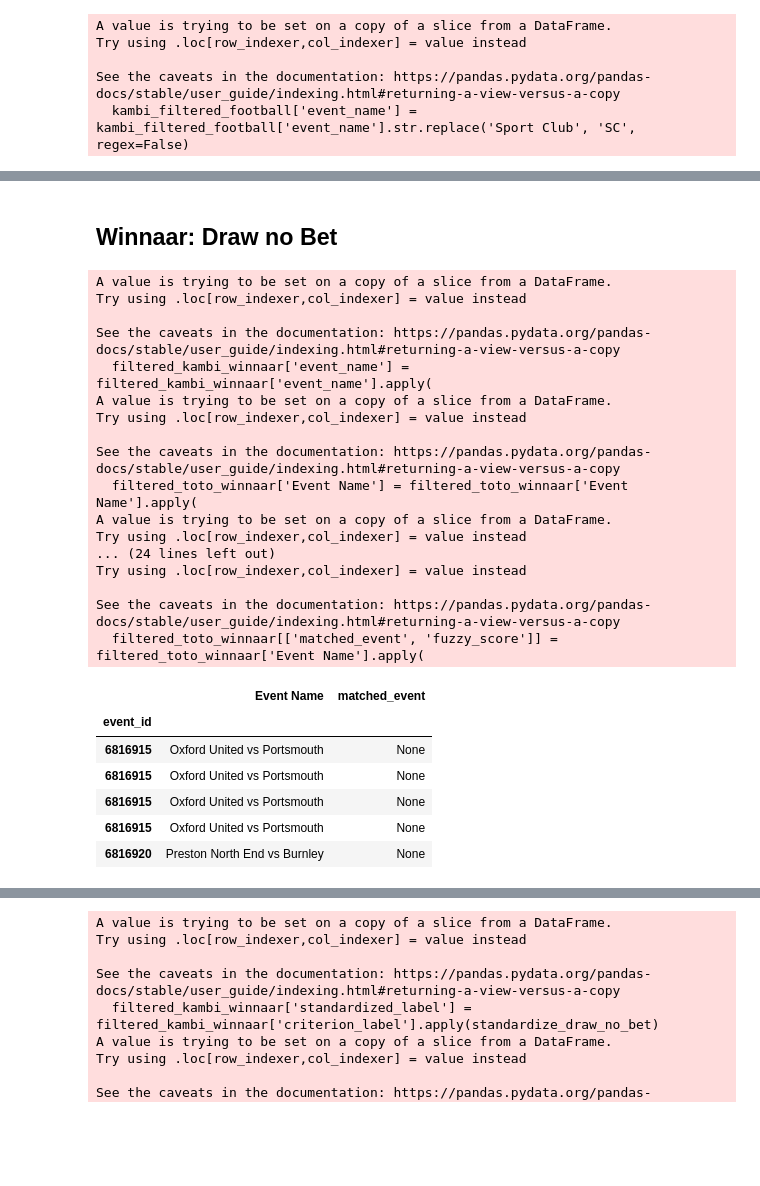
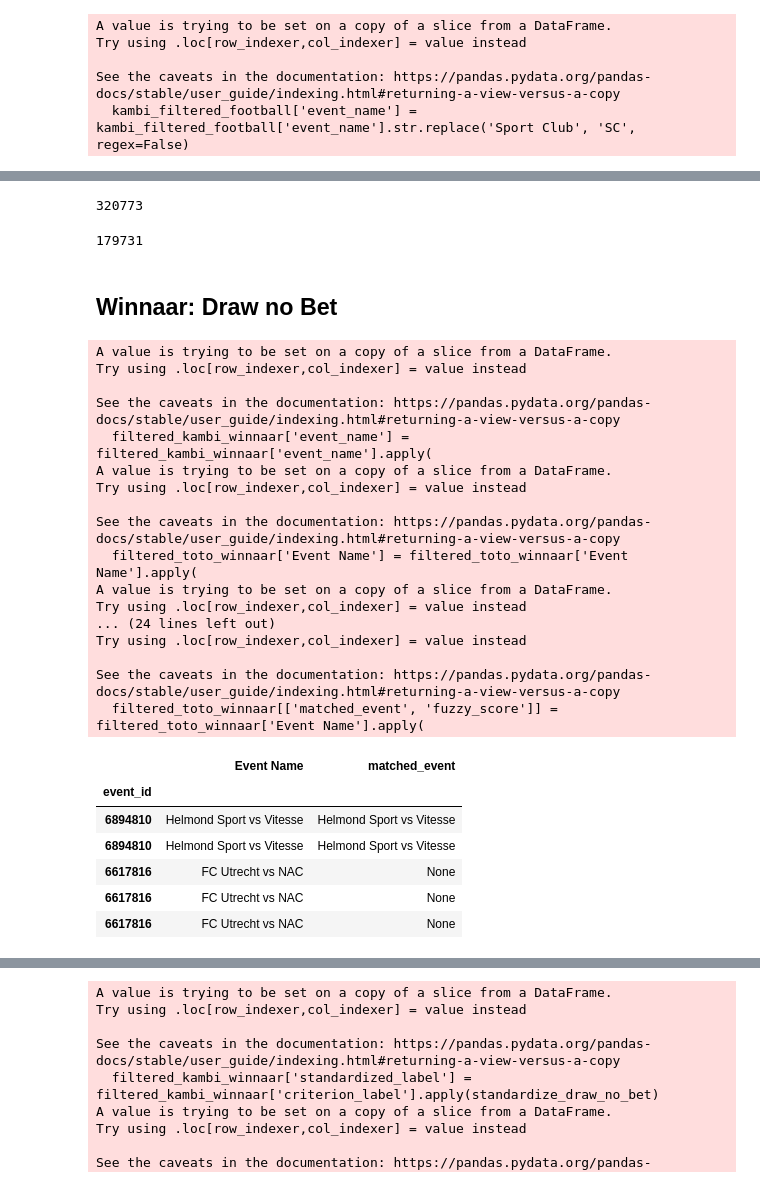
Before and after one commit to carpedimi/ArbitrageBets_sms, a Jupyter notebook: ArbSignal_Football_dev.ipynb, the cells around one changed output, grey strips where cells are left out. Saved outputs shown, nothing was run; the diff lists cells and outputs as text; code cells hidden in the pictures; blank space fills up the shorter version.

```diff
--- a/ArbSignal_Football_dev.ipynb
+++ b/ArbSignal_Football_dev.ipynb
@@ -172,3 +129,11 @@ kambi_filtered_football[kambi_filtered_football['criterion_label'].str.contains(
+# %%
+len(toto_filtered_football)
+# %% [output]
+320773
+# %%
+len(kambi_raw_football)
+# %% [output]
+179731
 # %% [markdown]
 ## Winnaar: Draw no Bet
 # %%
@@ -245,8 +210,8 @@ def find_best_match(event_name):
     # Extract Team1 and Team2 from the event_name
     parts = event_name.split(' vs ')
     if len(parts) == 2:
-        team1 = parts[0].strip().replace('Athletic', '').replace('Atletico', '')
-        team2 = parts[1].strip().replace('Athletic', '').replace('Atletico', '')
+        team1 = parts[0].strip()
+        team2 = parts[1].strip()
 
         # Perform fuzzy matching for Team1 and Team2 with all kambi events
         def match_teams(team, kambi_team):
@@ -277,35 +242,35 @@ def find_best_match(event_name):
 # Apply matching function to toto_filtered_football
 filtered_toto_winnaar[['matched_event', 'fuzzy_score']] = filtered_toto_winnaar['Event Name'].apply(
     lambda x: pd.Series(find_best_match(x))
 )
 
 # # Apply matching function to filtered_toto_winnaar
 # filtered_toto_winnaar['matched_event'] = filtered_toto_winnaar['Event Name'].apply(find_best_match)
 
 # Check the results
 filtered_toto_winnaar[['Event Name', 'matched_event']].head()
 # %% [output]
 A value is trying to be set on a copy of a slice from a DataFrame.
 Try using .loc[row_indexer,col_indexer] = value instead
 
 See the caveats in the documentation: https://pandas.pydata.org/pandas-docs/stable/user_guide/indexing.html#returning-a-view-versus-a-copy
   filtered_kambi_winnaar['event_name'] = filtered_kambi_winnaar['event_name'].apply(
 A value is trying to be set on a copy of a slice from a DataFrame.
 Try using .loc[row_indexer,col_indexer] = value instead
 
 See the caveats in the documentation: https://pandas.pydata.org/pandas-docs/stable/user_guide/indexing.html#returning-a-view-versus-a-copy
   filtered_toto_winnaar['Event Name'] = filtered_toto_winnaar['Event Name'].apply(
 A value is trying to be set on a copy of a slice from a DataFrame.
 Try using .loc[row_indexer,col_indexer] = value instead
 ... (24 lines left out)
 Try using .loc[row_indexer,col_indexer] = value instead
 
 See the caveats in the documentation: https://pandas.pydata.org/pandas-docs/stable/user_guide/indexing.html#returning-a-view-versus-a-copy
   filtered_toto_winnaar[['matched_event', 'fuzzy_score']] = filtered_toto_winnaar['Event Name'].apply(
 |  | Event Name | matched_event |
 | event_id |  |  |
-| 6816915 | Oxford United vs Portsmouth | None |
-| 6816915 | Oxford United vs Portsmouth | None |
-| 6816915 | Oxford United vs Portsmouth | None |
-| 6816915 | Oxford United vs Portsmouth | None |
-| 6816920 | Preston North End vs Burnley | None |
+| 6894810 | Helmond Sport vs Vitesse | Helmond Sport vs Vitesse |
+| 6894810 | Helmond Sport vs Vitesse | Helmond Sport vs Vitesse |
+| 6617816 | FC Utrecht vs NAC | None |
+| 6617816 | FC Utrecht vs NAC | None |
+| 6617816 | FC Utrecht vs NAC | None |
```
Also changed, not shown: parts of 42 cells of this notebook, 5 other files.
